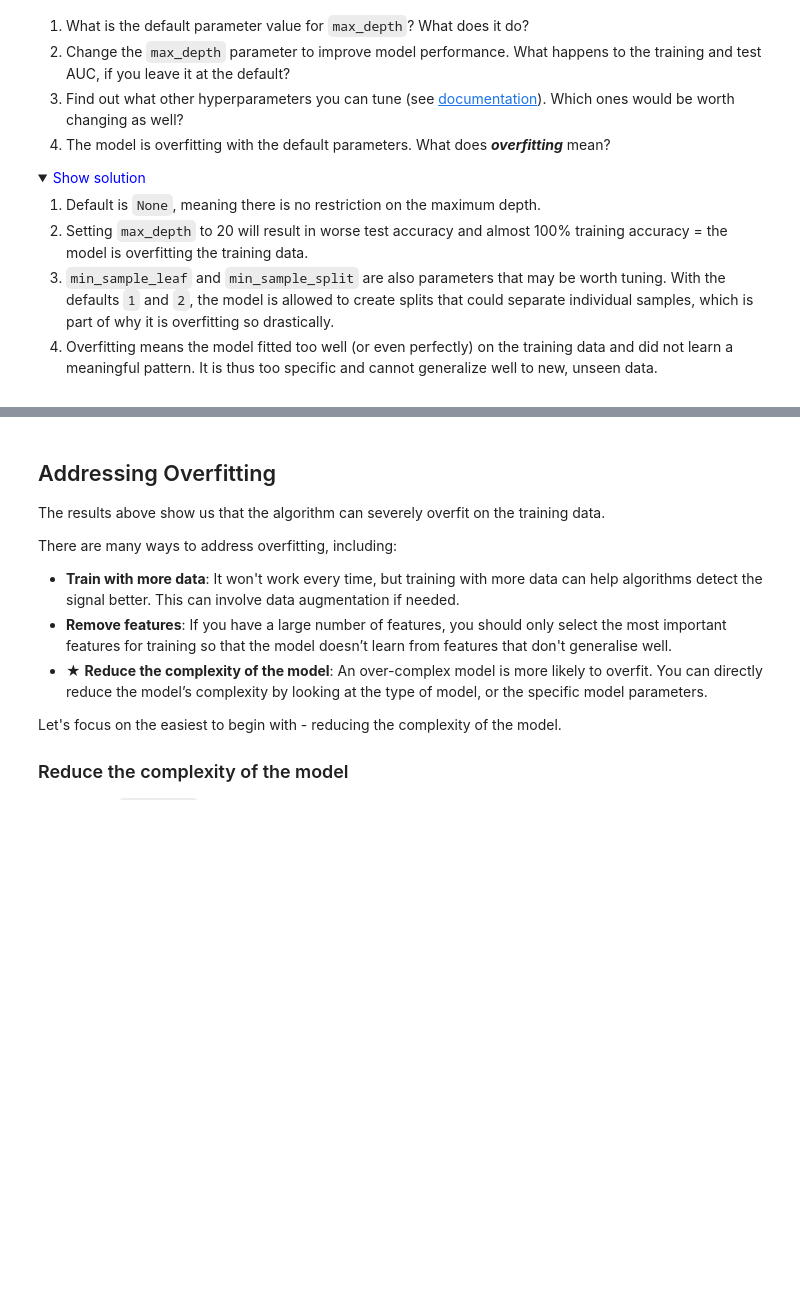
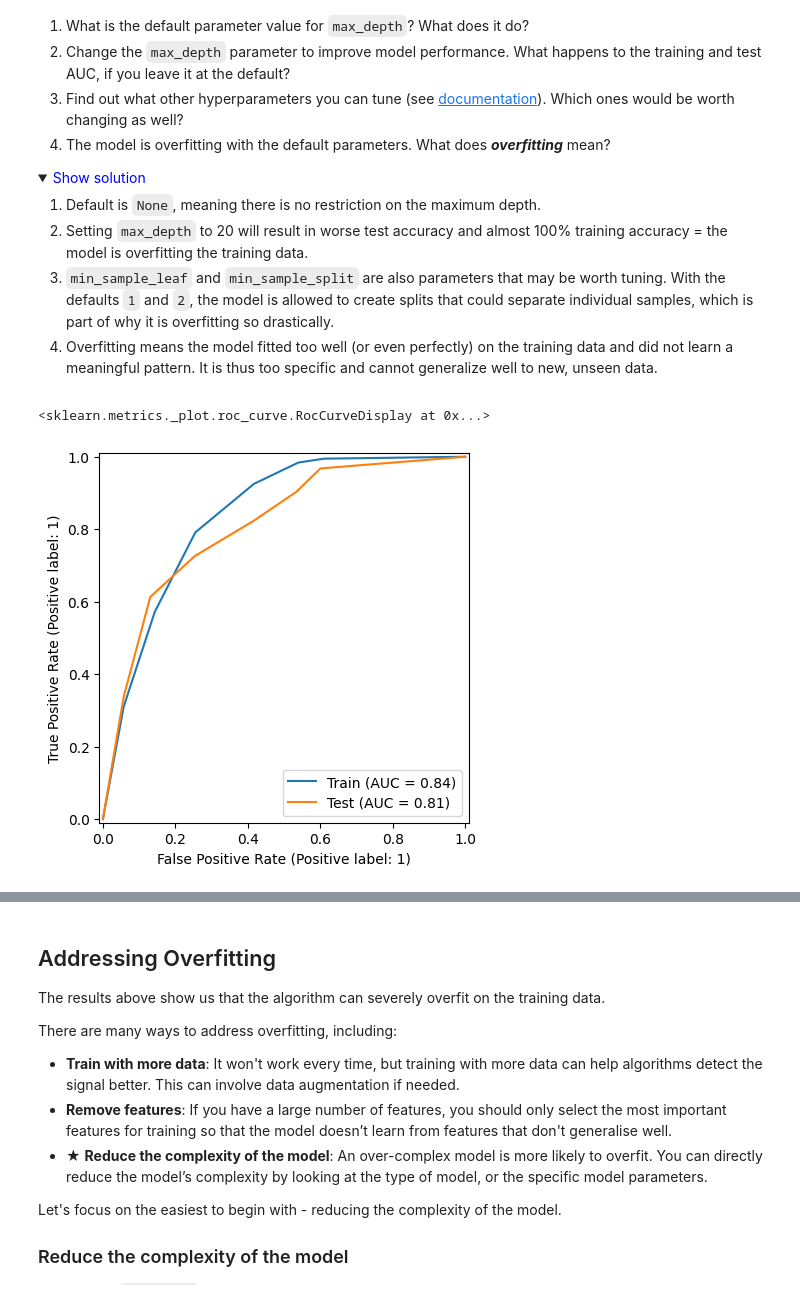
Before and after one commit to rebinsaid/academy-advanced-data-science-with-python, a Jupyter notebook: 2. Sklearn Refresh/03_Sklearn_Parameter_Tuning.ipynb, the cells around one changed output, grey strips where cells are left out. Saved outputs shown, nothing was run; the diff lists cells and outputs as text; code cells hidden in the pictures; folded sections open; blank space fills up the shorter version.

```diff
--- a/2. Sklearn Refresh/03_Sklearn_Parameter_Tuning.ipynb
+++ b/2. Sklearn Refresh/03_Sklearn_Parameter_Tuning.ipynb
@@ -122,20 +152,26 @@ Change the hyperparameters of the `DecisionTreeClassifier` to improve its perfor
 # %%
 # Change the parameters!
 new_model = DecisionTreeClassifier(
     max_depth=3,
     # add other parameters here
     class_weight='balanced',
-    random_state=123)
+    random_state=123,
+    min_samples_leaf=250,
+    min_samples_split=4,
+    )
 
 new_pipeline = Pipeline(steps=[
     ('preprocessing', preprocessing),
     ('model', new_model)
 ])
 
 new_pipeline.fit(X_train,y_train)
 
 fig, ax = plt.subplots()
 RocCurveDisplay.from_estimator(new_pipeline, X_train, y_train, ax=ax, name='Train')
 RocCurveDisplay.from_estimator(new_pipeline, X_test, y_test, ax=ax, name='Test')
+# %% [output]
+<sklearn.metrics._plot.roc_curve.RocCurveDisplay at 0x...>
+[figure, added]
 # %%
 # %load answers/03-changing-hyperparameters.py
```
Also changed, not shown: parts of 15 cells of this notebook, 3 other files.
